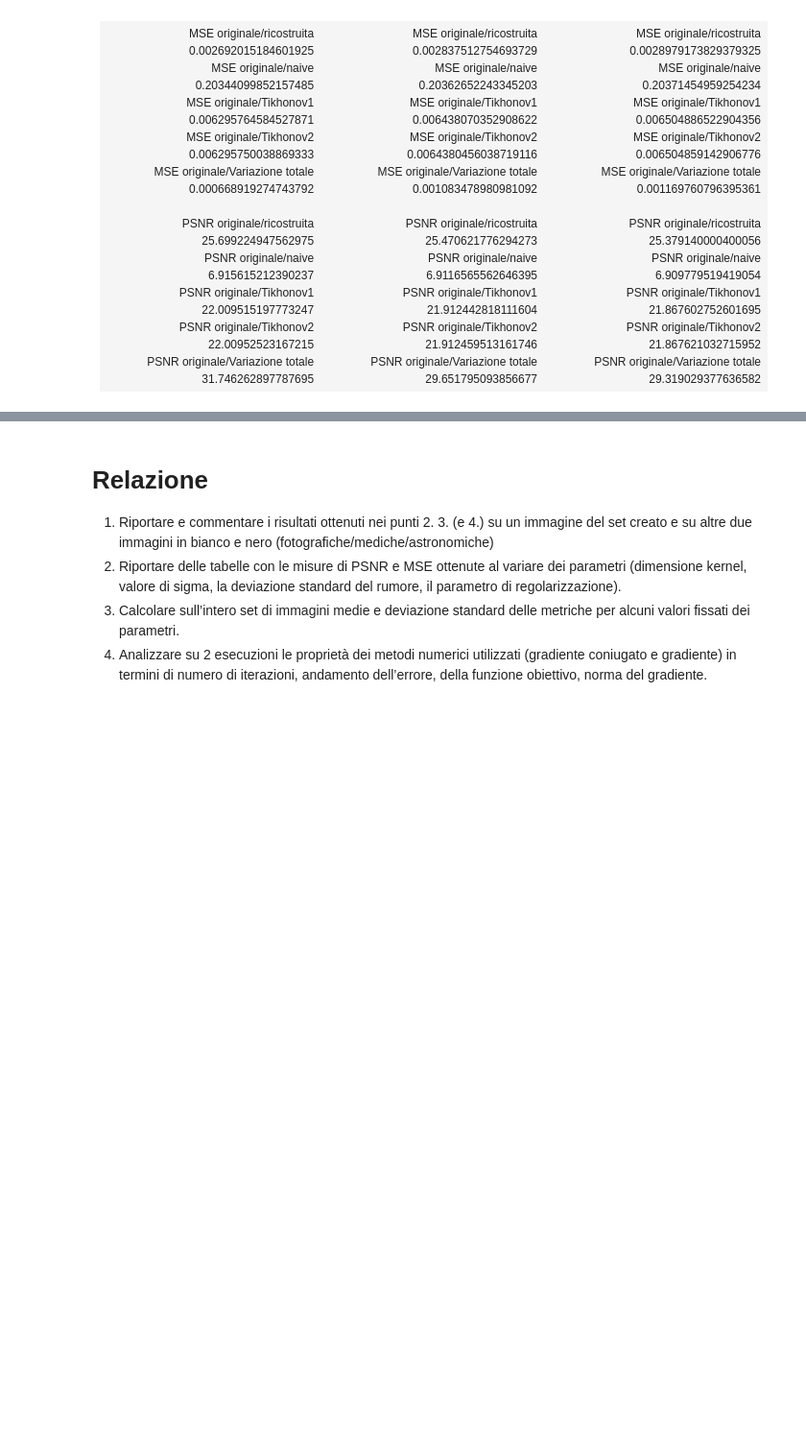
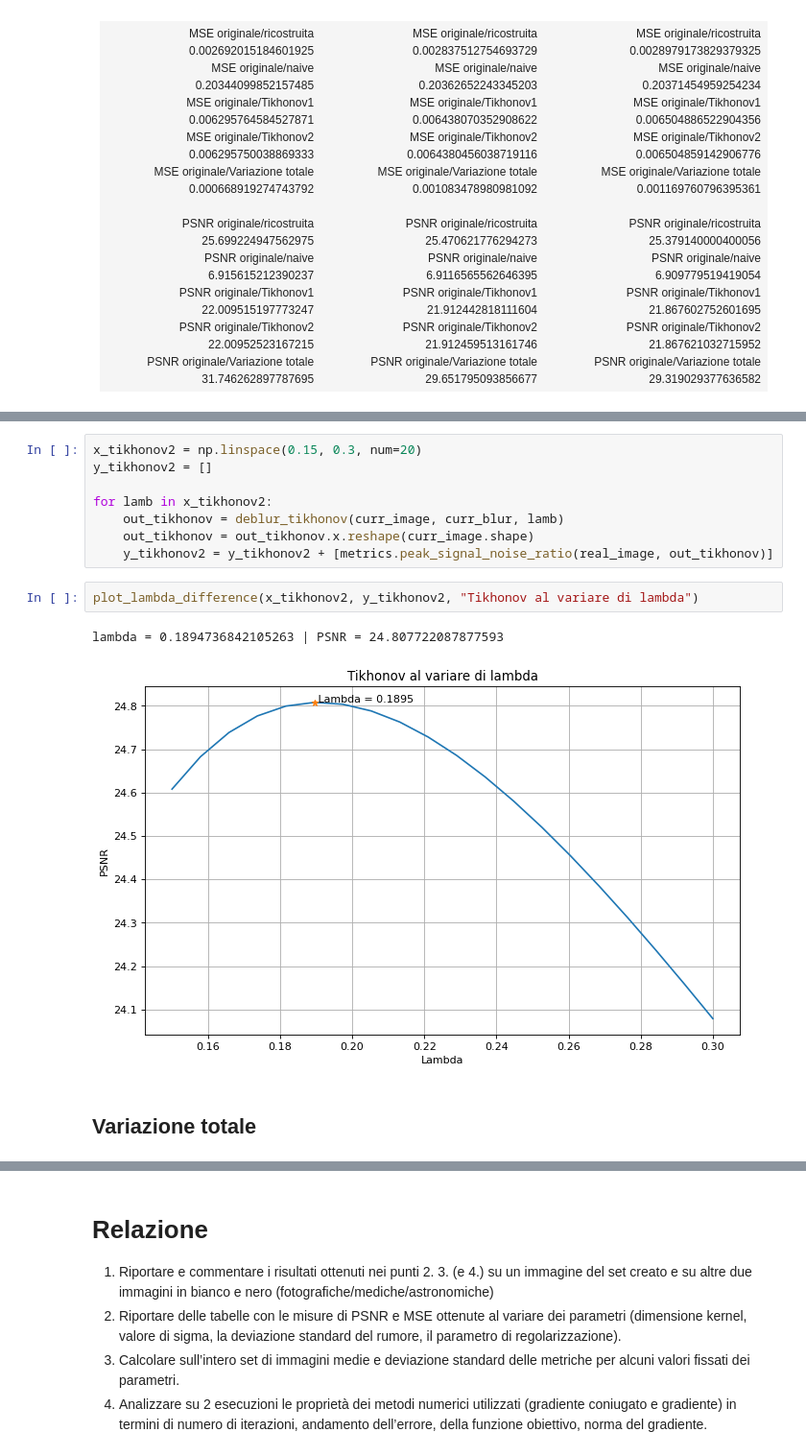
Before and after one commit to NotXia/imaging, a Jupyter notebook: progetto.ipynb, the cells around one changed output, grey strips where cells are left out. Shown: that part at 96% size. Cells and saved outputs as stored; diff of their text form; blank space fills up the shorter version.

```diff
--- a/progetto.ipynb
+++ b/progetto.ipynb
@@ -445,0 +461,15 @@ PSNR originale/Variazione totale 	 29.319029377636582<br/>
+# %%
+x_tikhonov2 = np.linspace(0.15, 0.3, num=20)
+y_tikhonov2 = []
+
+for lamb in x_tikhonov2:
+    out_tikhonov = deblur_tikhonov(curr_image, curr_blur, lamb)
+    out_tikhonov = out_tikhonov.x.reshape(curr_image.shape)
+    y_tikhonov2 = y_tikhonov2 + [metrics.peak_signal_noise_ratio(real_image, out_tikhonov)]
+# %%
+plot_lambda_difference(x_tikhonov2, y_tikhonov2, "Tikhonov al variare di lambda")
+# %% [output]
+lambda = 0.1894736842105263 | PSNR = 24.807722087877593
+[figure, added]
+# %% [markdown]
+## Variazione totale
```
Also changed, not shown: parts of 15 cells of this notebook, 5 other files.
